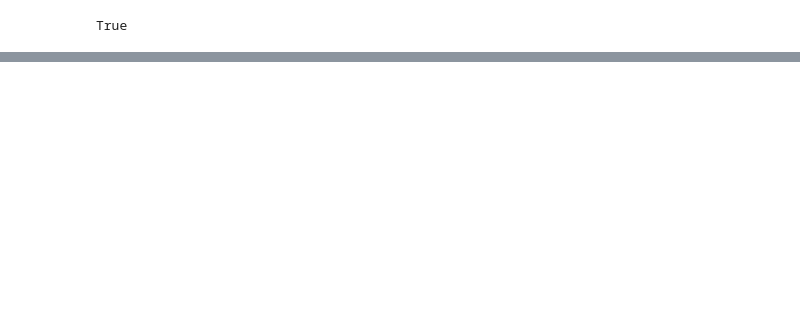
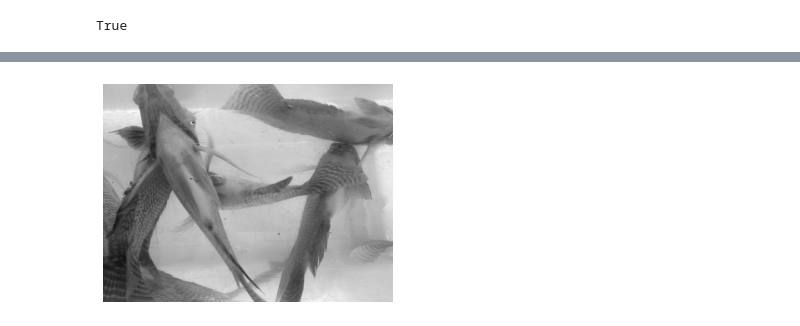
Before and after one commit to Julie-Ycay/Julie-Ycay, a Jupyter notebook: Activty_2.ipynb, the cells around one changed output, grey strips where cells are left out. Saved outputs shown, nothing was run; the diff lists cells and outputs as text; code cells hidden in the pictures; blank space fills up the shorter version.

```diff
--- a/Activty_2.ipynb
+++ b/Activty_2.ipynb
@@ -65,0 +65,7 @@ plt.show()
+# %%
+img2_grayscale = cv2.imread("/M_Genital90.JPG",0)
+plt.imshow(cv2.cvtColor(img2_grayscale, cv2.COLOR_BGR2RGB))
+plt.axis("off")
+plt.show()
+# %% [output]
+[figure, added]
```
Also changed, not shown: parts of 17 cells of this notebook.
